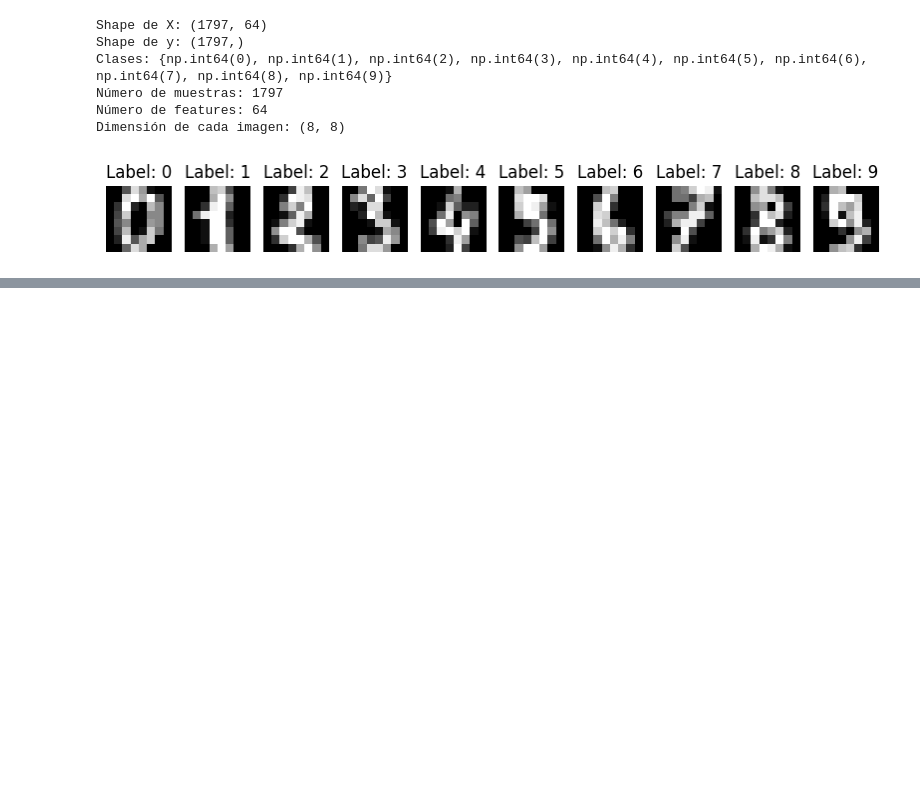
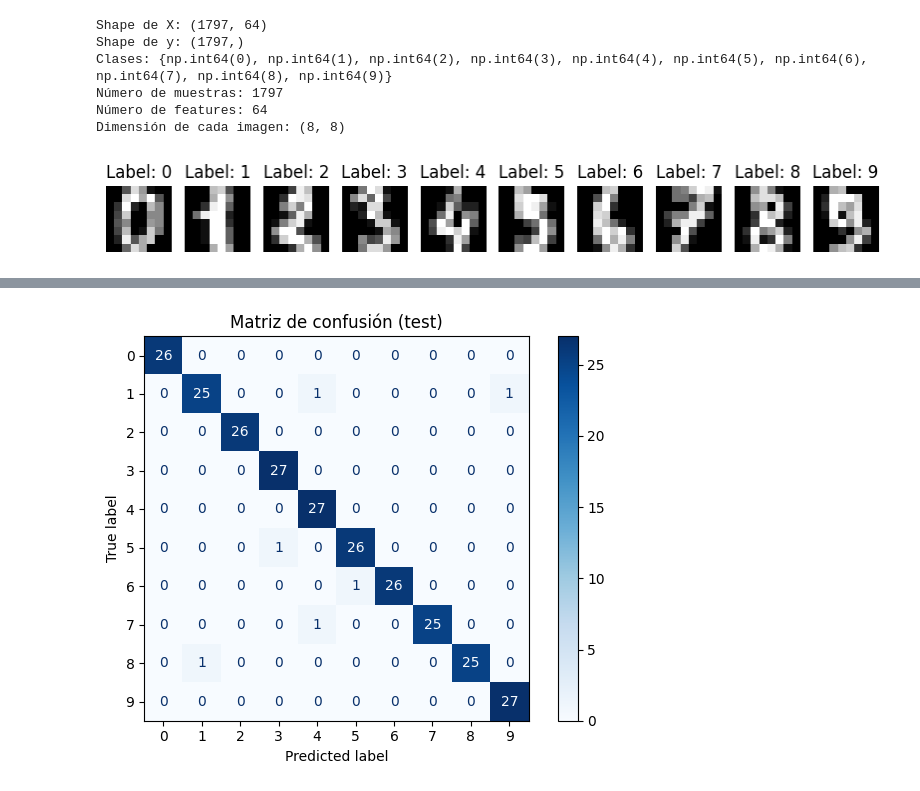
Before and after one commit to A01750817/Modulo2AnalisisyReporteSobreElDesempe-oDelModelo, a Jupyter notebook: Practica.ipynb, the cells around one changed output, grey strips where cells are left out. Drawn from its saved outputs; the diff is of its cells as text; code cells hidden in the pictures; blank space fills up the shorter version.

```diff
--- a/Practica.ipynb
+++ b/Practica.ipynb
@@ -35,0 +135,20 @@ plt.show()
+# %%
+X_train, X_test, X_val, y_train, y_test, y_val = stratified_split(X_use, y_use, test_size=0.15, validation_size=0.15)
+# %%
+
+# Guardar copias sin escalar para CV y escalado reproducible
+X_train_raw = X_train.copy()
+X_val_raw = X_val.copy()
+X_test_raw = X_test.copy()
+
+# Estadísticos del train usando SOLO train_raw
+mean_train = X_train_raw.mean(axis=0)
+std_train = X_train_raw.std(axis=0)
+
+# Evitar std = 0 o NaN
+std_train = np.nan_to_num(std_train, nan=0.0)
+std_train[std_train == 0] = 1.0
+
+# Escalado para el entrenamiento base y test (no contamina CV)
+X_train = (X_train_raw - mean_train) / std_train
+X_test = (X_test_raw - mean_train) / std_train
@@ -82,0 +237,59 @@ Loss test: nan
+# %%
+import numpy as np
+from sklearn.metrics import confusion_matrix, ConfusionMatrixDisplay
+import matplotlib.pyplot as plt
+
+# Escalar validación con las estadísticas del train (si no lo hiciste antes)
+X_val_s = (X_val_raw - mean_train) / std_train
+
+# Predicciones
+y_pred_tr = modelo1.predict(X_train)
+y_pred_va = modelo1.predict(X_val_s)
+y_pred_te = modelo1.predict(X_test)
+
+# Mapear labels → índices según el modelo
+class_to_idx = {c: i for i, c in enumerate(modelo1.classes)}
+y_train_idx = np.array([class_to_idx[l] for l in y_train])
+y_val_idx   = np.array([class_to_idx[l] for l in y_val])
+y_test_idx  = np.array([class_to_idx[l] for l in y_test])
+
+# Accuracies
+train_acc = (y_pred_tr == y_train_idx).mean()
+val_acc   = (y_pred_va == y_val_idx).mean()
+test_acc  = (y_pred_te == y_test_idx).mean()
+
+# Losses (usa el forward y la CCE del modelo)
+p_tr, _, _ = modelo1._forward(X_train)
+p_va, _, _ = modelo1._forward(X_val_s)
+p_te, _, _ = modelo1._forward(X_test)
+train_loss = modelo1._CategoricalCrossEntropy(y_train_idx, p_tr)
+val_loss   = modelo1._CategoricalCrossEntropy(y_val_idx, p_va)
+test_loss  = modelo1._CategoricalCrossEntropy(y_test_idx, p_te)
+
+# Heurística de nivel de bias según train_acc (umbral típico para Digits)
+def nivel_bias(acc):
+    if acc <= 0.80: return "alto"
+    if acc <= 0.92: return "medio"
+    return "bajo"
+
+bias = nivel_bias(train_acc)
+gap_va = train_acc - val_acc
+gap_te = train_acc - test_acc
+
+print(f"Train acc={train_acc:.3f} loss={train_loss:.3f}")
+print(f"Val   acc={val_acc:.3f} loss={val_loss:.3f}  (gap={gap_va:.3f})")
+print(f"Test  acc={test_acc:.3f} loss={test_loss:.3f} (gap={gap_te:.3f})")
+print(f"Diagnóstico de bias: {bias}")
+if bias == "alto":
+    print("Indicadores: baja precisión en train y valid/test → subajuste. Sube capacidad/épocas o ajusta LR/init.")
+elif bias == "medio":
+    print("Indicadores: precisión moderada en train; aún margen de mejora. Ajusta capacidad/épocas/LR.")
+else:
+    print("Indicadores: alta precisión en train. Si el gap es grande, el problema es varianza (overfitting).")
+
+# Matriz de confusión (test)
+cm = confusion_matrix(y_test_idx, y_pred_te)
+ConfusionMatrixDisplay(cm).plot(cmap="Blues", values_format="d")
+plt.title("Matriz de confusión (test)")
+plt.tight_layout(); plt.show()
+# %% [output]
@@ -82,0 +301 @@ Loss test: nan
+[figure, added]
```
Also changed, not shown: parts of 18 cells of this notebook, 3 other files.
